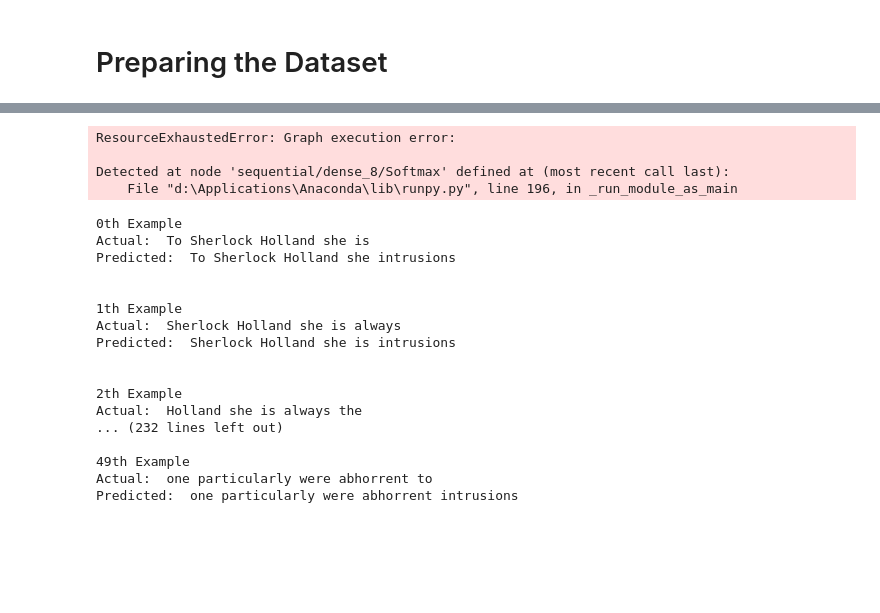
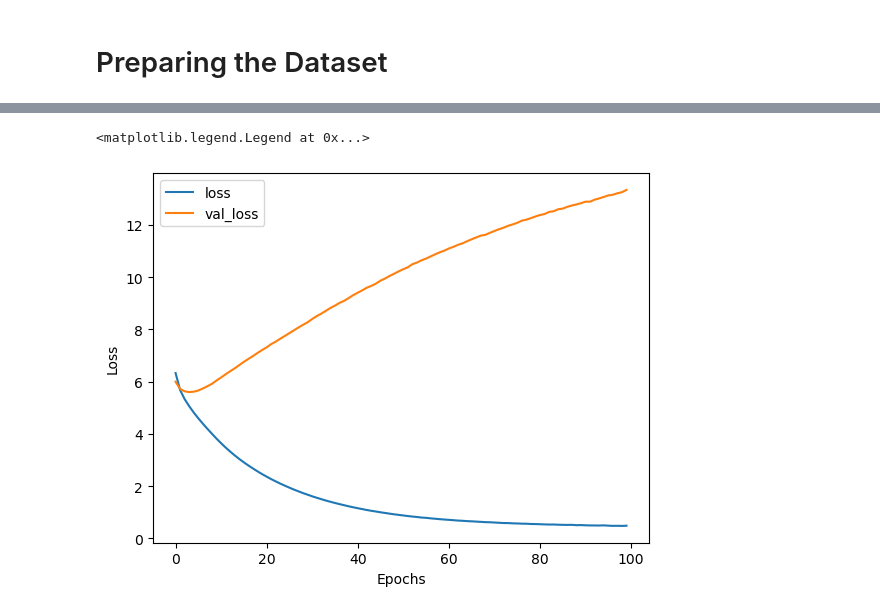
Before and after one commit to AsimWattoo/NextWordPredictor_Python, a Jupyter notebook: Predictor.ipynb, the cells around one changed output, grey strips where cells are left out. Saved outputs shown, nothing was run; the diff lists cells and outputs as text; code cells hidden in the pictures; blank space fills up the shorter version.

Commit message:
Tried a new dataset and slightly different model and achieved good training accuracy and the model is overfitting.

```diff
--- a/Predictor.ipynb
+++ b/Predictor.ipynb
@@ -65,6 +83,9 @@ len(n_ragged_sequences)
 # %%
+# Finding the max length
+lengths = [len(seq) for seq in n_ragged_sequences]
+max_n_ragged_len = max(lengths)
 # Padding the sequences
-padded_sequences = pad_sequences(n_ragged_sequences, padding='pre')
+padded_sequences = pad_sequences(n_ragged_sequences, padding='pre', maxlen=max_n_ragged_len)
 padded_sequences = np.array(padded_sequences)
 max_length = len(padded_sequences[0])
 max_length
@@ -92,4 +113,5 @@ X_train, X_test, y_train, y_test = train_test_split(X, y, train_size=0.9)
 # %%
-num_labels = len(word_index) + 1
-epochs = 20
+num_labels = len(tokenizer.word_index) + 1
+epochs = 100
 batch_size = 1024
+num_labels
@@ -96,7 +120,11 @@ batch_size = 1024
 # %%
 model = Sequential([
-    Embedding(num_labels, 100, input_length=max_length - 1, ),
-    LSTM(units= 64),
+    Embedding(num_labels, 100, input_length=max_length - 1),
+    Bidirectional(LSTM(150, return_sequences= True)),
+    Bidirectional(LSTM(150)),
+    Dropout(0.2),
+    Dense(units= 1024, activation= 'relu'),
+    Dropout(0.2),
     Dense(units= num_labels, activation= 'softmax')
 ])
 
@@ -119,6 +149,6 @@ Trainable params: 1,514,535
 Non-trainable params: 0
 _________________________________________________________________
 # %%
-checkpoint = ModelCheckpoint(filepath= 'predictor.h5', monitor='val_loss', save_best_only=True, save_weights_only=False, mode='min', save_freq='epoch')
-history = model.fit(X_train, y_train, epochs=100, batch_size=1, validation_data=(X_test, y_test), validation_batch_size=1, callbacks=[checkpoint])
+checkpoint = ModelCheckpoint(filepath= 'predictor.h5', monitor='val_loss', save_best_only=True, save_weights_only=False, mode='min', save_freq='epoch', verbose=1)
+history = model.fit(X_train, y_train, epochs=epochs, batch_size=64, validation_data=(X_test, y_test), validation_batch_size=64, callbacks=[checkpoint])
 # %% [output]
@@ -126,34 +172,9 @@ InternalError: Failed copying input tensor from /job:localhost/replica:0/task:0/
-# %%
-predictions = np.argmax(model.predict(X), 0)
-# %% [output]
-ResourceExhaustedError: Graph execution error:
-
-Detected at node 'sequential/dense_8/Softmax' defined at (most recent call last):
-    File "d:\Applications\Anaconda\lib\runpy.py", line 196, in _run_module_as_main
-# %%
-for j in range(50):
-    sentence = ""
-    index = j
-    print(f'\n\n{j}th Example')
-    for num in X[index]:
-        sentence += f' {unique_words[int(num * max_character)]}'
-    print(f'Actual: {sentence} {unique_words[int(y[index] * max_character)]}')
-    print(f'Predicted: {sentence} {unique_words[int(predictions[index] * max_character)]}')
-# %% [output]
-0th Example
-Actual:  To Sherlock Holland she is
-Predicted:  To Sherlock Holland she intrusions
-
-
-1th Example
-Actual:  Sherlock Holland she is always
-Predicted:  Sherlock Holland she is intrusions
-
-
-2th Example
-Actual:  Holland she is always the
-... (232 lines left out)
-
-49th Example
-Actual:  one particularly were abhorrent to
-Predicted:  one particularly were abhorrent intrusions
+# %%
+plt.plot(history.history['loss'])
+plt.plot(history.history['val_loss'])
+plt.xlabel('Epochs')
+plt.ylabel('Loss')
+plt.legend(['loss', 'val_loss'])
+# %% [output]
+<matplotlib.legend.Legend at 0x...>
+[figure, added]
```
Also changed, not shown: parts of 16 cells of this notebook, 4 other files.
